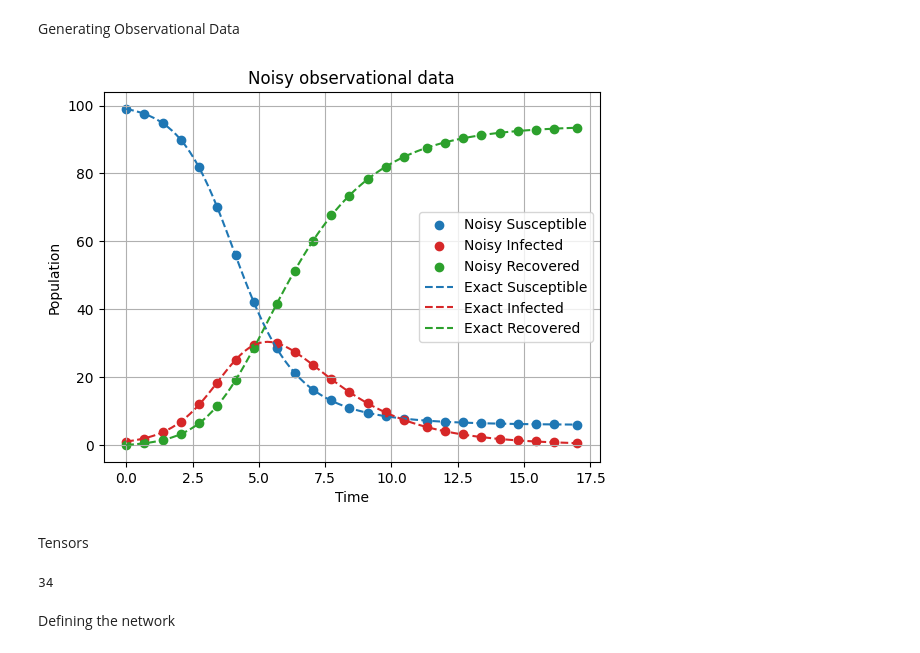
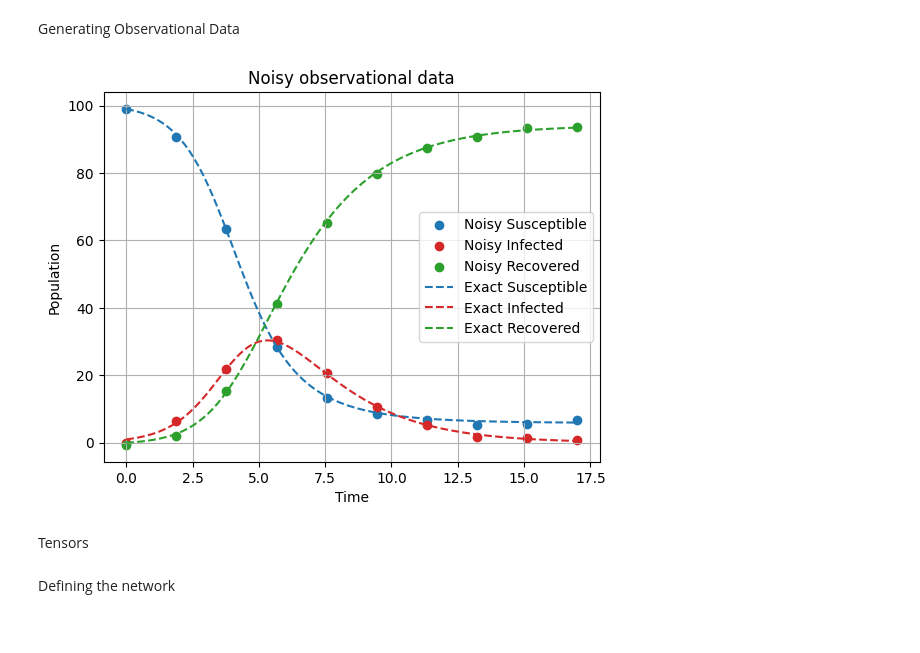
Before and after one commit to joaquintb/tfg_joaquin_torres, a Jupyter notebook: SIR/pinn_sir.ipynb, the cells around one changed output. Drawn from its saved outputs; the diff is of its cells as text; code cells hidden in the pictures.

```diff
--- a/SIR/pinn_sir.ipynb
+++ b/SIR/pinn_sir.ipynb
@@ -55,18 +55,17 @@ plt.show()
 # %% [markdown]
 Generating Observational Data
 # %%
-#random_indices = np.random.choice(len(t), size=20, replace=False)
-# Generate equispaced indices
-random_indices = np.linspace(0, 99, 25, dtype=int)
+# Generate 10 equispaced time locations in the domain for fair comparison with ABC-SMC
+obs_ind = np.linspace(0, len(t) - 1, 10, dtype=int)
 
-S_obs = [S[ind] for ind in random_indices]
-I_obs = [I[ind] for ind in random_indices]
-R_obs = [R[ind] for ind in random_indices]
+S_obs = [S[ind] for ind in obs_ind]
+I_obs = [I[ind] for ind in obs_ind]
+R_obs = [R[ind] for ind in obs_ind]
 
 # Generate Gaussian noise for S_obs, I_obs, and R_obs
-noise_S = 0.04 * np.random.randn(len(S_obs))
-noise_I = 0.04 * np.random.randn(len(I_obs))
-noise_R = 0.04 * np.random.randn(len(R_obs))
+noise_S = 0.5 * np.random.randn(len(S_obs))
+noise_I = 0.5 * np.random.randn(len(I_obs))
+noise_R = 0.5 * np.random.randn(len(R_obs))
 
 # Add the noise to the observed values
 S_obs_noise = [S_obs[ind] + noise_S[ind] for ind in range(len(S_obs))]
@@ -75,19 +74,19 @@ R_obs_noise = [R_obs[ind] + noise_R[ind] for ind in range(len(R_obs))]
 # %%
 plt.figure()
 plt.title("Noisy observational data")
-plt.scatter([t[ind] for ind in random_indices], S_obs_noise, label='Noisy Susceptible', color="tab:blue")
-plt.scatter([t[ind] for ind in random_indices], I_obs_noise, label='Noisy Infected', color="tab:red")
-plt.scatter([t[ind] for ind in random_indices], R_obs_noise, label='Noisy Recovered', color="tab:green")
+plt.scatter([t[ind] for ind in obs_ind], S_obs_noise, label='Noisy Susceptible', color="tab:blue")
+plt.scatter([t[ind] for ind in obs_ind], I_obs_noise, label='Noisy Infected', color="tab:red")
+plt.scatter([t[ind] for ind in obs_ind], R_obs_noise, label='Noisy Recovered', color="tab:green")
 plt.plot(t, S, label='Exact Susceptible', color="tab:blue", linestyle='--')
 plt.plot(t, I, label='Exact Infected', color="tab:red", linestyle='--')
 plt.plot(t, R, label='Exact Recovered', color="tab:green", linestyle='--')
 plt.xlabel('Time')
 plt.ylabel('Population')
 plt.legend()
 plt.grid(True)
 plt.show()
 # %% [output]
-[figure, old version]
+[figure, new version]
 # %% [markdown]
 Tensors
 # %%
@@ -98,11 +104,0 @@ u_obs_R = torch.tensor(R_obs_noise,  dtype=torch.float32).view(-1,1)
-# %%
-# Create approx. 20 equally spaced points for training
-t_physics = []
-for i in range(len(t)):
-    if i % 3 == 0:
-        t_physics.append(t[i])
-t_physics = torch.tensor(t_physics, dtype=torch.float32).view(-1,1).requires_grad_(True)
-
-print(len(t_physics))
-# %% [output]
-34
```
Also changed, not shown: parts of 7 cells of this notebook, 2 other files.
